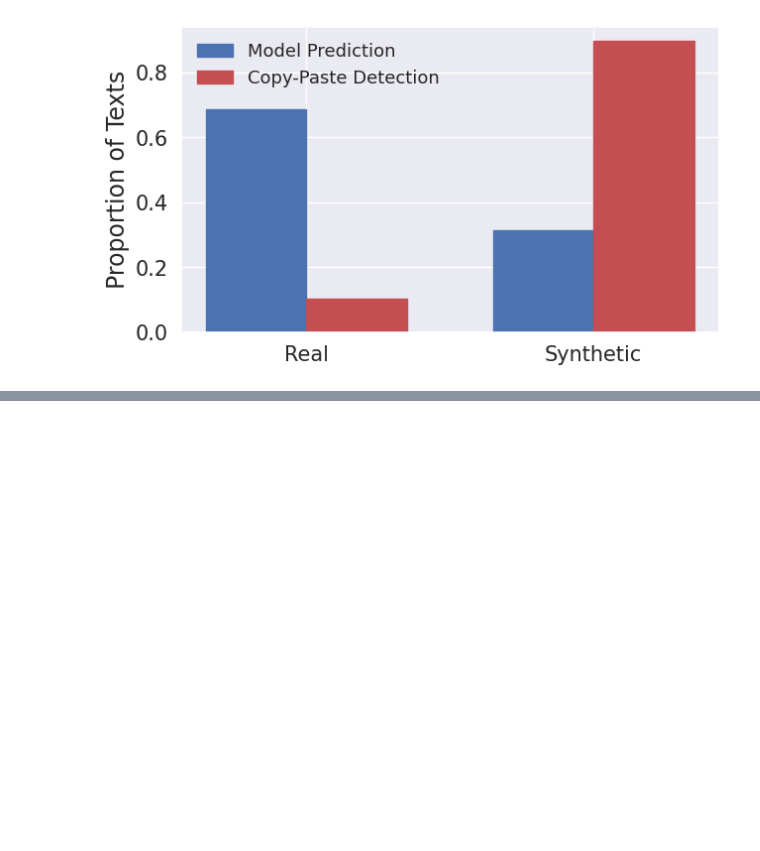
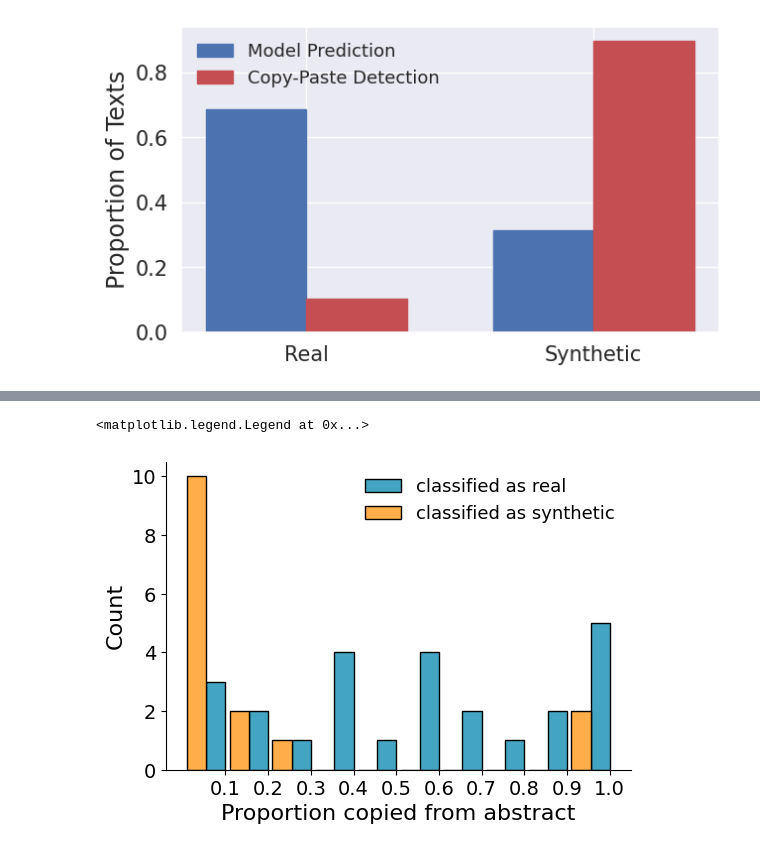
Before and after one commit to epfl-dlab/GPTurk, a Jupyter notebook: src/3_finetuned_classifying.ipynb, the cells around one changed output, grey strips where cells are left out. Saved outputs shown, nothing was run; the diff lists cells and outputs as text; code cells hidden in the pictures; blank space fills up the shorter version.

```diff
--- a/src/3_finetuned_classifying.ipynb
+++ b/src/3_finetuned_classifying.ipynb
@@ -146,0 +368,2 @@ plt.show()
+# %%
+new = pd.read_csv("../data/processed_responses_with_predictions3.csv").drop("HITId", axis=1)
@@ -146,0 +430,57 @@ plt.show()
+# %%
+import numpy as np
+import matplotlib.pyplot as plt
+import pandas as pd
+
+proportion_copied = copied.sort_values(by = "prop_copied")
+
+# Create bins for 'prop_copied' values
+bins = np.linspace(proportion_copied["prop_copied"].min(), proportion_copied["prop_copied"].max(), 11)
+
+
+
+# Cut 'prop_copied' into bins and count the n
+# bins = np.arange(0.1, 1.1, 0.1)
+
+real_data = proportion_copied[proportion_copied["predicted"] == "real"]["prop_copied"].groupby(pd.cut(proportion_copied[proportion_copied["predicted"] == "real"]["prop_copied"], bins, labels=False)).count()
+synthetic_data = proportion_copied[proportion_copied["predicted"] == "synthetic"]["prop_copied"].groupby(pd.cut(proportion_copied[proportion_copied["predicted"] == "synthetic"]["prop_copied"], bins, labels=False)).count()
+
+real_data.fillna(0, inplace=True)
+synthetic_data.fillna(0, inplace=True)
+
+concatted = pd.concat([real_data, synthetic_data], axis=1).fillna(0)
+concatted.columns = ["real", "synthetic"]
+concatted = concatted.sort_index()
+concatted.index = np.round(concatted.index / 10 + .1, 1)
+
+fig, ax = plt.subplots(figsize=(6,4))
+
+# Set bar width
+bar_width = 0.45
+
+# Create two arrays for the positions of the bars on the x-axis
+r1 = np.arange(len(concatted["real"]))
+r2 = [x + bar_width for x in r1]
+
+# Plot 'real' data
+ax.bar(r1, concatted["real"], color='#44a5c2', width=bar_width, edgecolor="black", label='classified as real')
+
+# Plot 'synthetic' data
+ax.bar(np.array(r2)-bar_width*2, concatted["synthetic"], color='#ffae49', width=bar_width, edgecolor="black", label='classified as synthetic')
+
+# Label the x-axis with the categories
+ax.set_xticks([r + bar_width / 2 for r in range(len(concatted["real"]))])
+ax.set_xticklabels(concatted.index.astype(str))
+
+# ax.set_xticklabels(["%.1f" % (i) for i in bins[:-1]])
+
+ax.set_ylabel("Count", fontsize=16)
+ax.set_xlabel("Proportion copied from abstract", fontsize=16)
+ax.tick_params(labelsize=14)
+ax.spines[['right', 'top']].set_visible(False)
+ax.legend(frameon=False, fontsize=13)
+
+# plt.savefig("../visuals/proportion_copied_side_by_side.pdf", dpi=300, bbox_inches="tight")
+# %% [output]
+<matplotlib.legend.Legend at 0x...>
+[figure, added]
```
Also changed, not shown: parts of 48 cells of this notebook, 10 other files.
